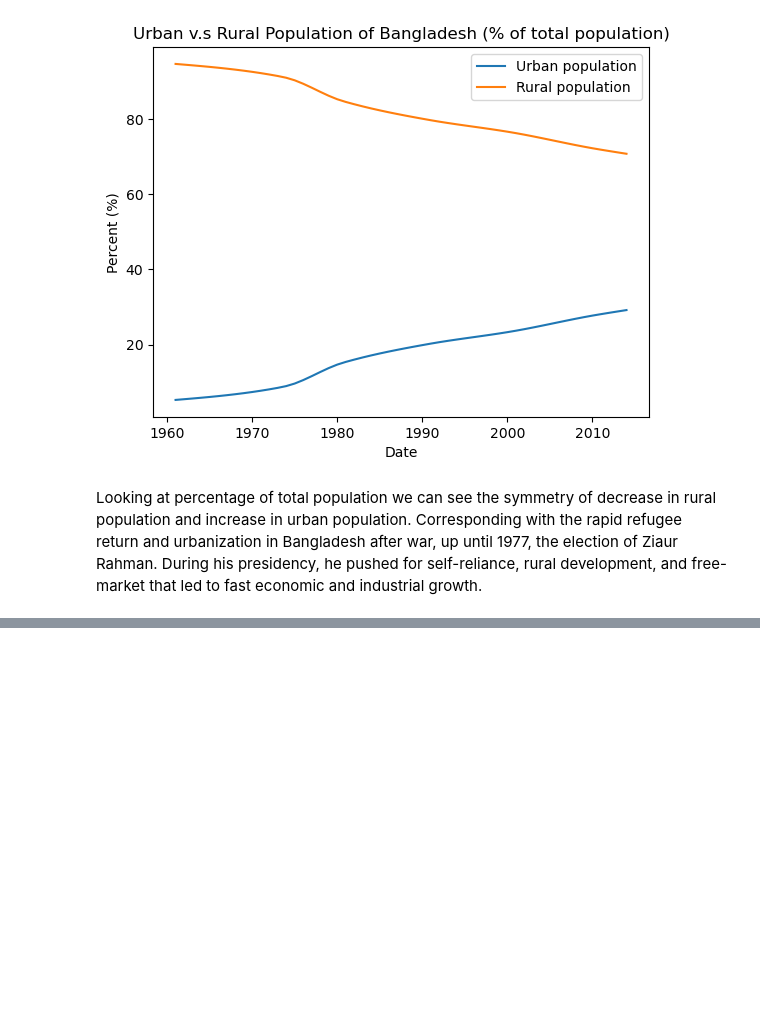
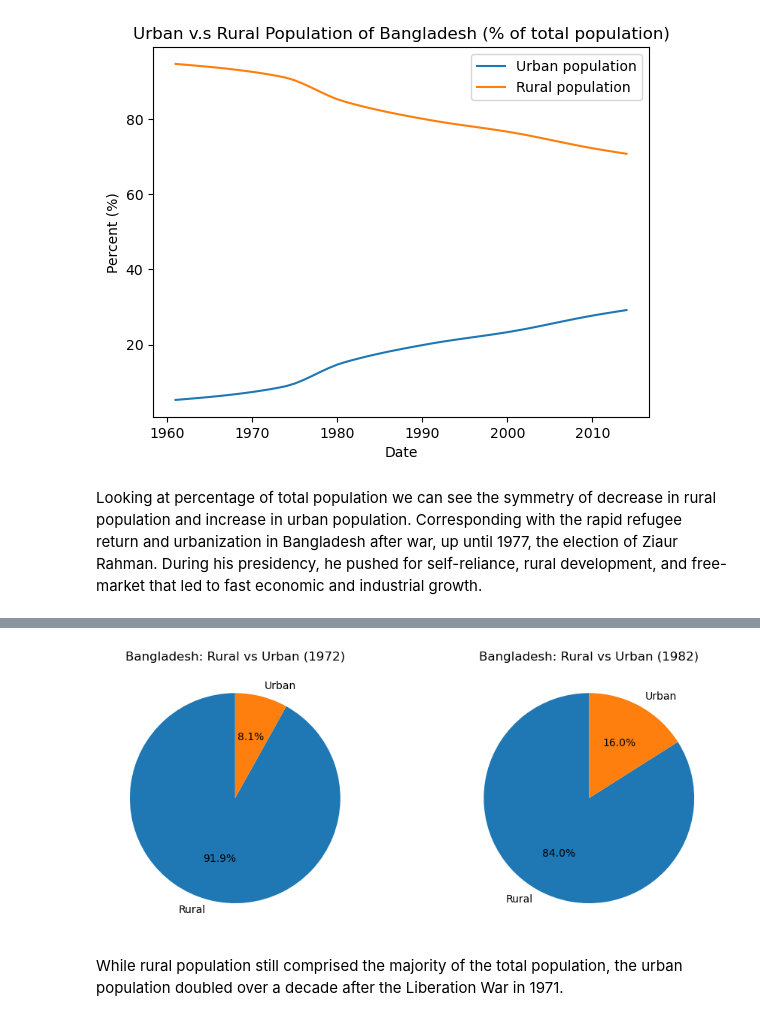
Before and after one commit to leannabaltonado/Dorothy-Thomas, a Jupyter notebook: Project_1_updated.ipynb, the cells around one changed output, grey strips where cells are left out. Cells and saved outputs as stored; diff of their text form; code cells hidden in the pictures; blank space fills up the shorter version.

Commit message:
pie chart

```diff
--- a/Project_1_updated.ipynb
+++ b/Project_1_updated.ipynb
@@ -421,3 +421,45 @@ Text(0, 0.5, 'Percent (%)')
 [figure]
 # %% [markdown]
 Looking at percentage of total population  we can see the symmetry of decrease in rural population and increase in urban population. Corresponding with the rapid refugee return and urbanization in Bangladesh after war, up until 1977, the election of Ziaur Rahman. During his presidency, he pushed for self-reliance, rural development, and free-market that led to fast economic and industrial growth.
+# %%
+
+
+# World Bank indicators
+IND = {
+    "SP.RUR.TOTL": "Rural",
+    "SP.URB.TOTL": "Urban",
+}
+
+country = "Bangladesh"
+country_id = wbdata.get_countries(query="^Bangladesh$")[0]["id"]
+
+df = wbdata.get_dataframe(
+    indicators=IND,
+    country=country_id,
+    parse_dates=True,
+    skip_cache=True
+)
+
+# Convert index to year int
+df.index = df.index.year
+
+# Grab the two years
+years = [1972, 1982]
+sub = df.loc[years, ["Rural", "Urban"]].copy()
+
+# (Optional) ensure numeric
+sub["Rural"] = pd.to_numeric(sub["Rural"], errors="coerce")
+sub["Urban"] = pd.to_numeric(sub["Urban"], errors="coerce")
+
+# Plot: 2 pies side-by-side
+fig, axes = plt.subplots(1, 2, figsize=(10, 4))
+
+for ax, y in zip(axes, years):
+    vals = sub.loc[y].values
+    labels = sub.columns.tolist()
+    ax.pie(vals, labels=labels, autopct="%.1f%%", startangle=90)
+    ax.set_title(f"{country}: Rural vs Urban ({y})")
+
+plt.tight_layout()
+plt.show()
+# %% [output]
@@ -423,0 +468,3 @@ Looking at percentage of total population  we can see the symmetry of decrease i
+[figure, added]
+# %% [markdown]
+While rural population still comprised the majority of the total population, the urban population doubled over a decade after the Liberation War in 1971.
```
Also changed, not shown: parts of 1 cell of this notebook.
